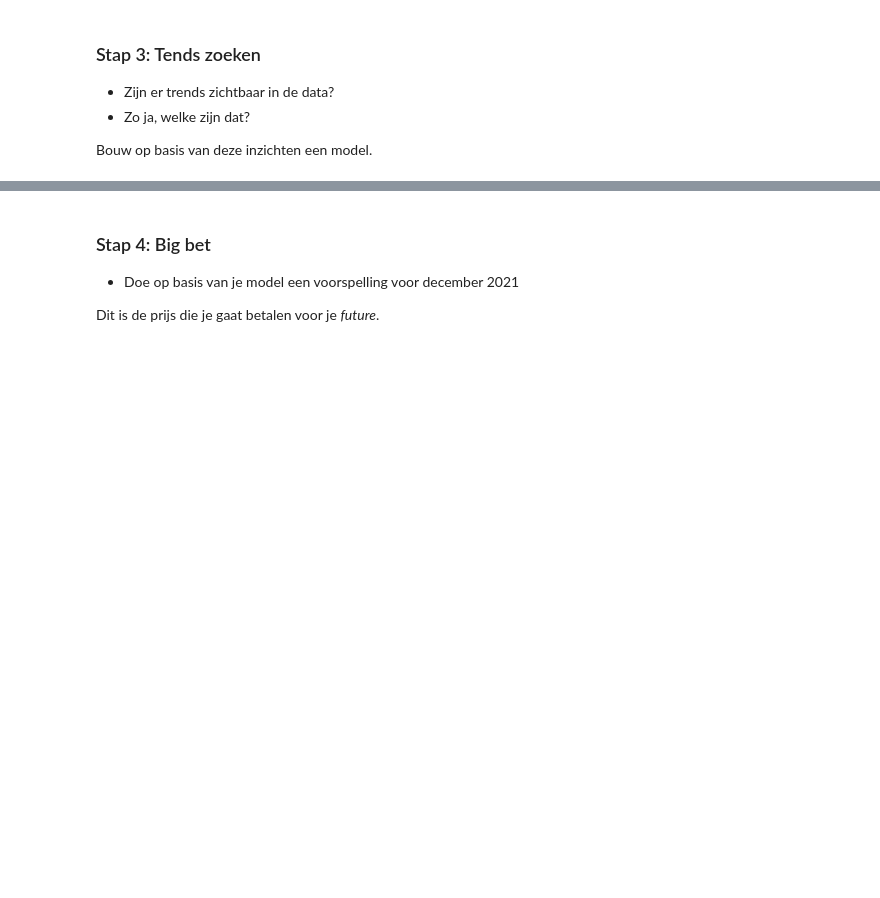
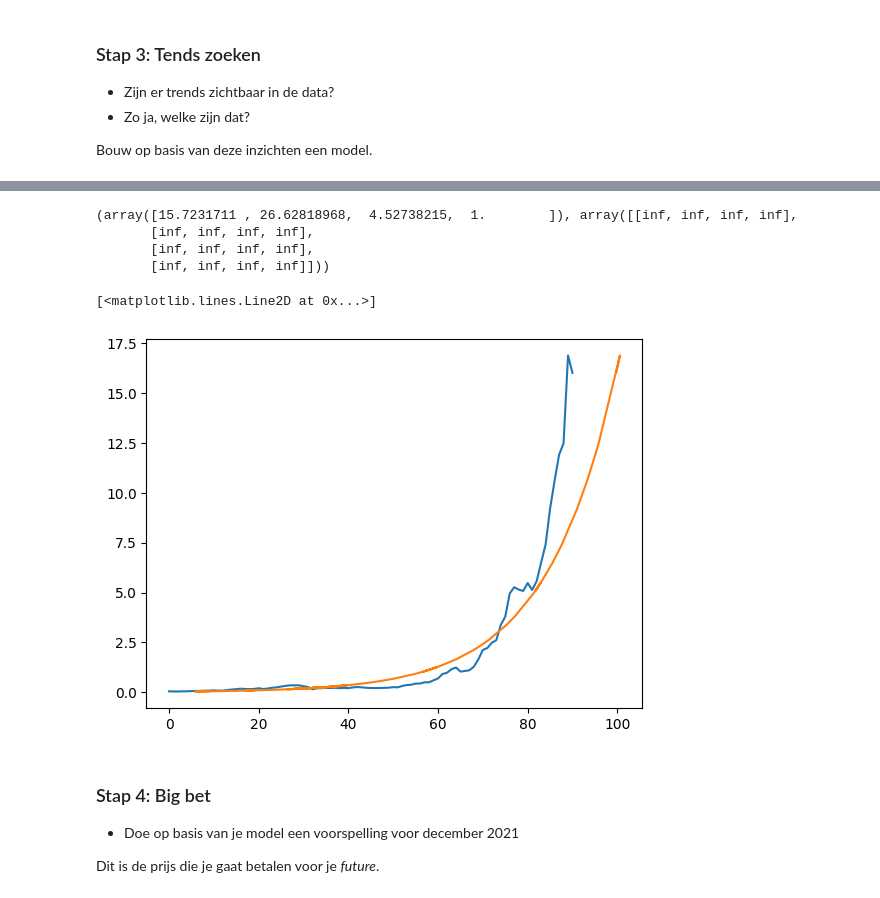
Before and after one commit to MarcRotsaert/MakeAIWork3, a Jupyter notebook: opdrachten/practica/week14/Les regressie + practicum/notebooks/regressie-practicum.ipynb, the cells around one changed output, grey strips where cells are left out. Drawn from its saved outputs; the diff is of its cells as text; code cells hidden in the pictures; blank space fills up the shorter version.

```diff
--- a/opdrachten/practica/week14/Les regressie + practicum/notebooks/regressie-practicum.ipynb
+++ b/opdrachten/practica/week14/Les regressie + practicum/notebooks/regressie-practicum.ipynb
@@ -339,14 +353,30 @@ Bouw op basis van deze inzichten een model.
 # %%
-# def model(a, b, c, ...):
+def model_cola(x,a, b, c,d):
+    return a*np.log(b*x)+c
 #   ...
 
+
+#print(len(dt_sel))
+#xx
 # Fit your model
-
+y =df_sel['Close'][0:-1:100]
+x=np.arange(len(y))
+plt.plot(x,y)
+#fit_res = sp.optimize.curve_fit(model_cola,np.arange(len(dt_sel)),df_sel['Close'][0:-1:100])
+fit_res = sp.optimize.curve_fit(model_cola,y,x)
+print(fit_res)
 # ...
-
+plt.plot(model_cola(y,*fit_res[0]),y)
 # Plot your fit
 
 # ...
+# %% [output]
+(array([15.7231711 , 26.62818968,  4.52738215,  1.        ]), array([[inf, inf, inf, inf],
+       [inf, inf, inf, inf],
+       [inf, inf, inf, inf],
+       [inf, inf, inf, inf]]))
+[<matplotlib.lines.Line2D at 0x...>]
+[figure, added]
 # %% [markdown]
 ### Stap 4: Big bet
 
```
Also changed, not shown: parts of 18 cells of this notebook.
